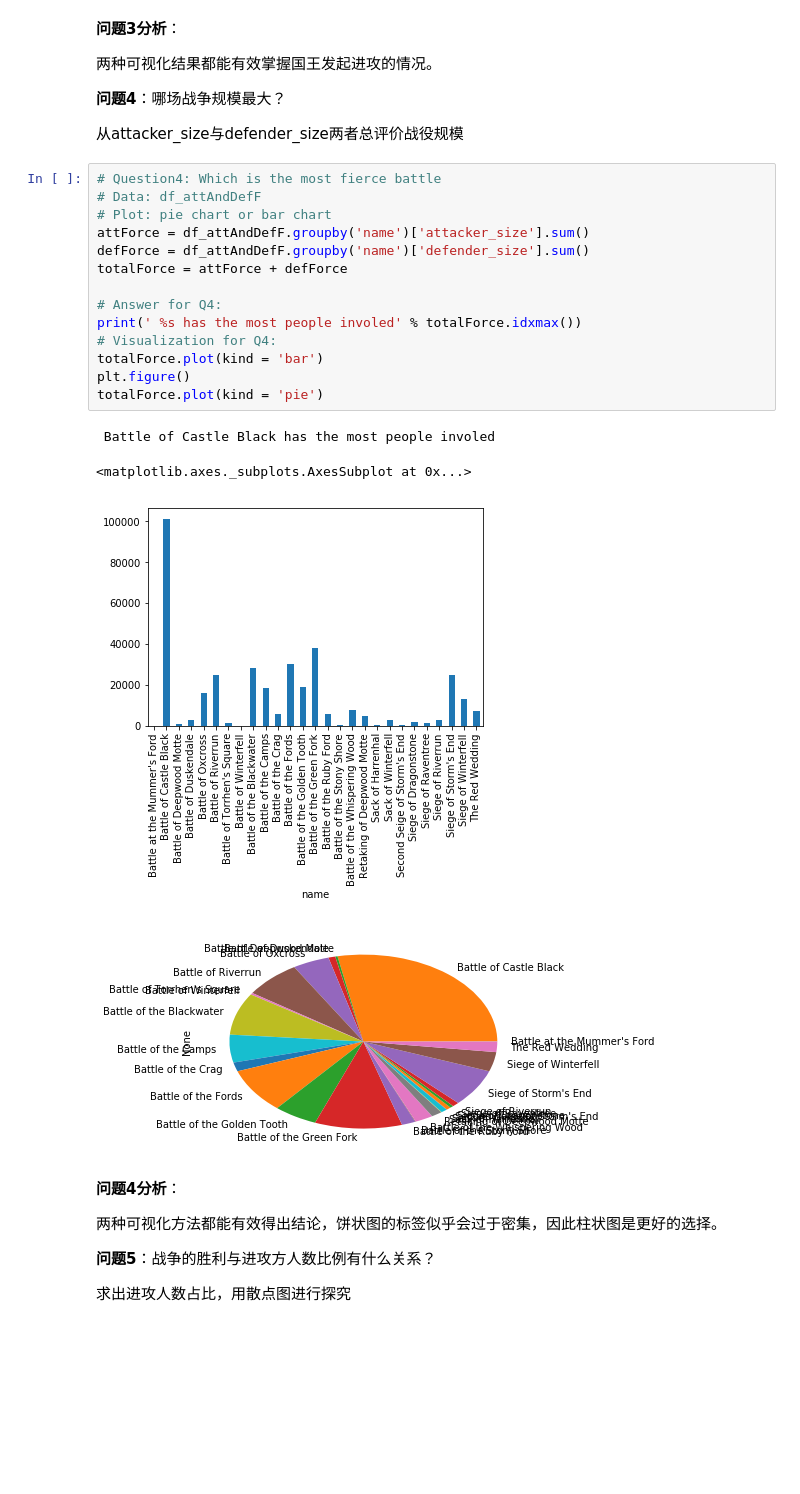
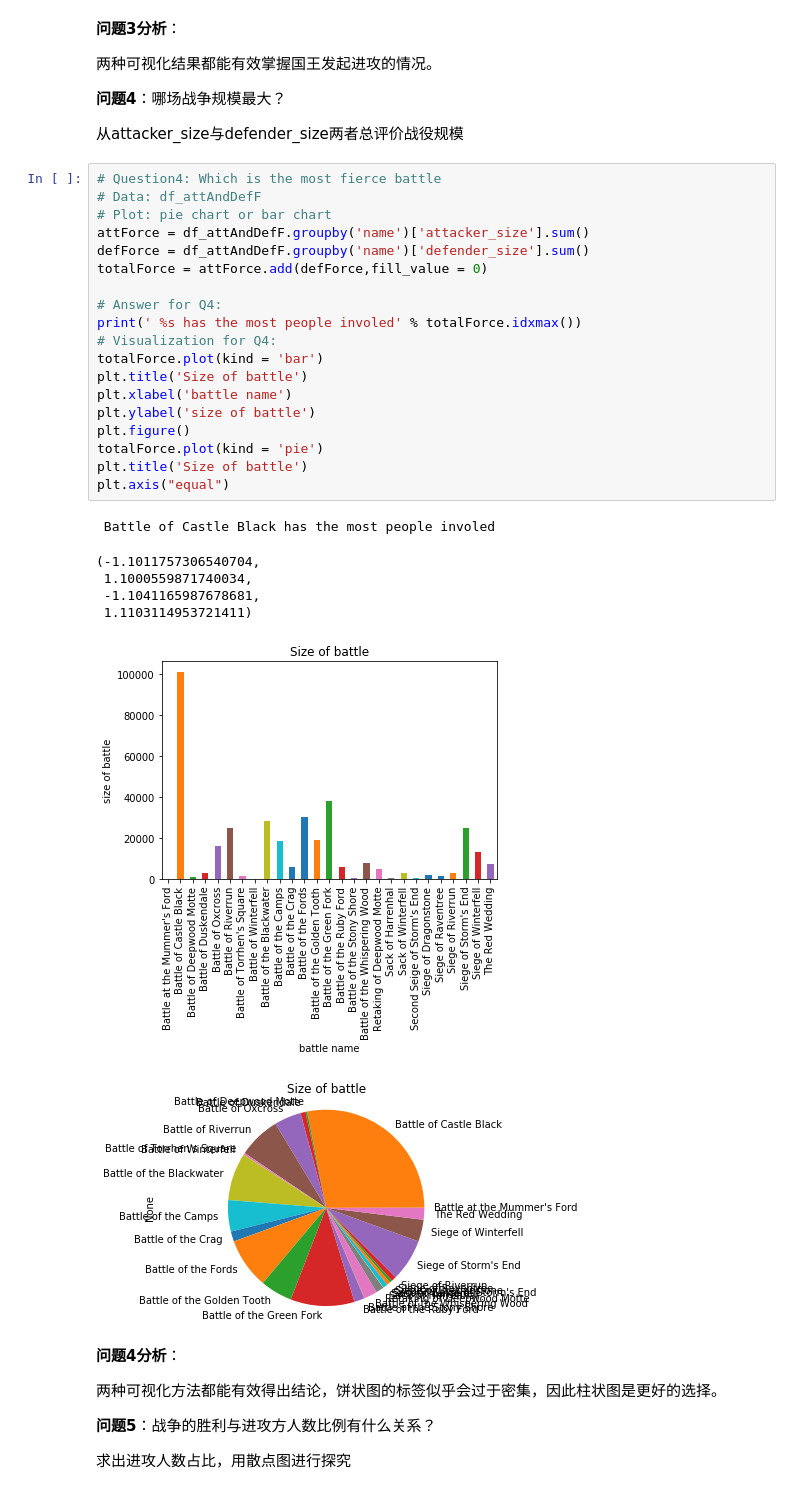
Before and after one commit to leapoldzhu/Data-Analysis, a Jupyter notebook: GameofThrone/Game_of_thrones_battle_analysis.ipynb, the cells around one changed output. Drawn from its saved outputs; the diff is of its cells as text; blank space fills up the shorter version.

```diff
--- a/GameofThrone/Game_of_thrones_battle_analysis.ipynb
+++ b/GameofThrone/Game_of_thrones_battle_analysis.ipynb
@@ -268,22 +292,30 @@ King Joffrey/Tommen Baratheon has launched the most attack
 # %%
 # Question4: Which is the most fierce battle
 # Data: df_attAndDefF
 # Plot: pie chart or bar chart
 attForce = df_attAndDefF.groupby('name')['attacker_size'].sum()
 defForce = df_attAndDefF.groupby('name')['defender_size'].sum()
-totalForce = attForce + defForce
+totalForce = attForce.add(defForce,fill_value = 0)
 
 # Answer for Q4:
 print(' %s has the most people involed' % totalForce.idxmax())
 # Visualization for Q4:
 totalForce.plot(kind = 'bar')
+plt.title('Size of battle')
+plt.xlabel('battle name')
+plt.ylabel('size of battle')
 plt.figure()
 totalForce.plot(kind = 'pie')
+plt.title('Size of battle')
+plt.axis("equal")
 # %% [output]
  Battle of Castle Black has the most people involed
-<matplotlib.axes._subplots.AxesSubplot at 0x...>
+(-1.1011757306540704,
+ 1.1000559871740034,
+ -1.1041165987678681,
+ 1.1103114953721411)
-[figure, old version]
+[figure, new version]
-[figure, old version]
+[figure, new version]
 # %% [markdown]
 **问题4分析**：
 
```
Also changed, not shown: parts of 6 cells of this notebook, 1 other file.
